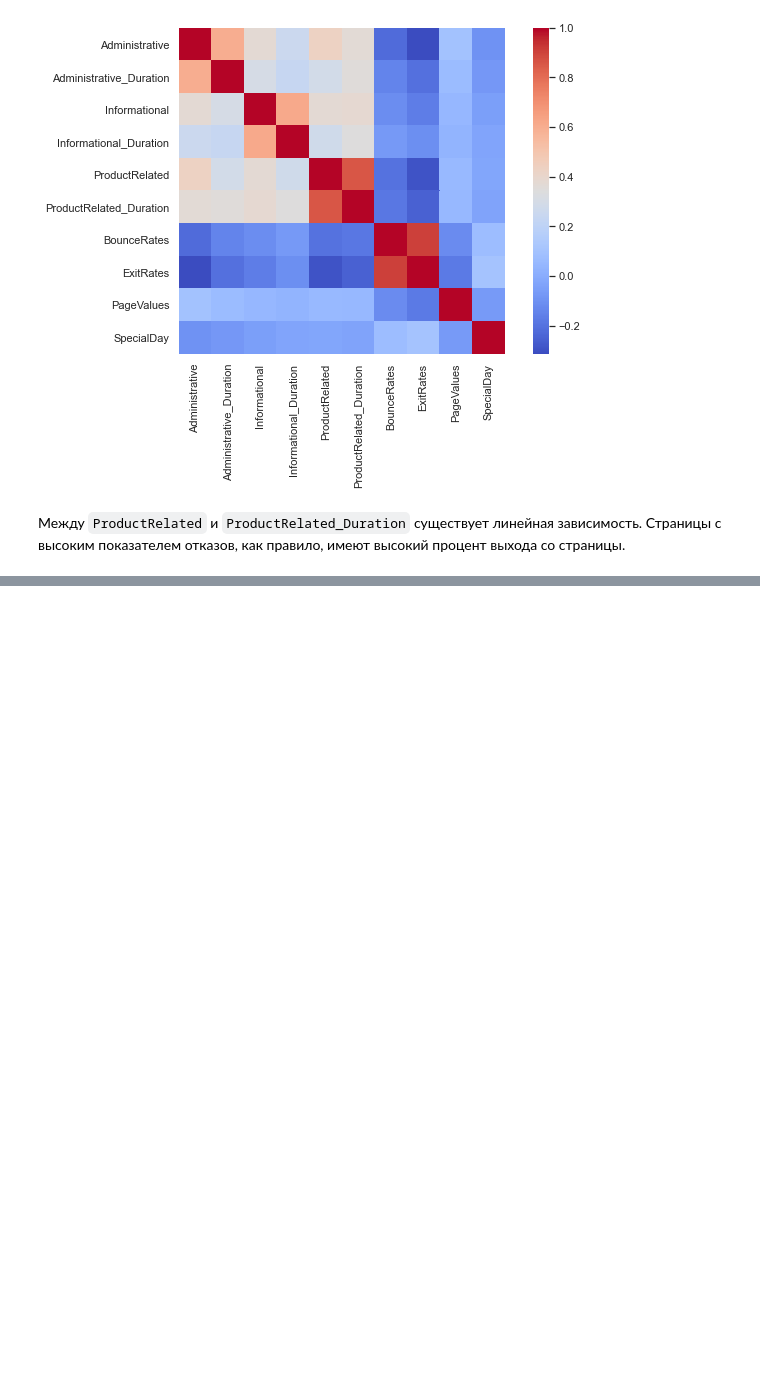
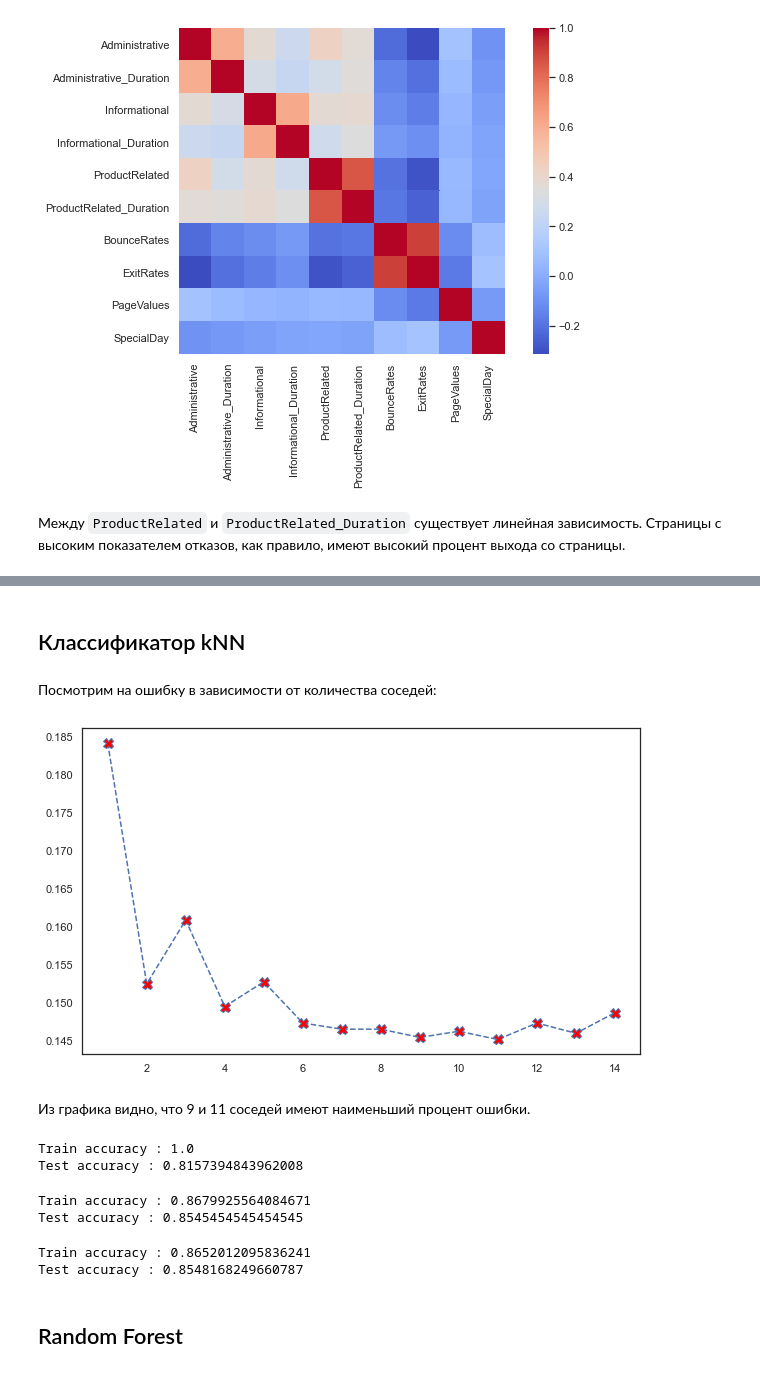
Before and after one commit to Alexpetr0v/machine-learning-course, a Jupyter notebook: Homework.ipynb, the cells around one changed output, grey strips where cells are left out. Cells and saved outputs as stored; diff of their text form; code cells hidden in the pictures; blank space fills up the shorter version.

```diff
--- a/Homework.ipynb
+++ b/Homework.ipynb
@@ -451,0 +499,5 @@ pass
+# %%
+x = data_dummies
+x = x.drop(['Revenue'], axis=1)
+y = data['Revenue']
+y = y.astype(int)
@@ -451,0 +510,9 @@ pass
+# %%
+from sklearn.model_selection import train_test_split
+
+x_train, x_test, y_train, y_test = train_test_split(x, y, test_size = 0.3, random_state = 42)
+
+print("x_train :", x_train.shape)
+print("y_train :", y_train.shape)
+print("x_test :", x_test.shape)
+print("y_test :", y_test.shape)
@@ -451,0 +528,7 @@ pass
+# %%
+sc = sklearn.preprocessing.StandardScaler()
+x_train = sc.fit_transform(x_train)
+x_test  = sc.transform(x_test)
+# %%
+x_test = pd.DataFrame(x_test)
+x_test.describe()
@@ -451,0 +546,2 @@ pass
+# %% [markdown]
+## Классификатор kNN
@@ -451,0 +550,41 @@ pass
+# %% [markdown]
+Посмотрим на ошибку в зависимости от количества соседей:
+# %%
+error_rate = []
+for i in range(1, 15):
+    knn = KNeighborsClassifier(n_neighbors=i)
+    knn.fit(x_train, y_train)
+    pred_k = knn.predict(x_test)
+    error_rate.append(np.mean(pred_k != y_test))
+plt.plot(range(1,15), error_rate, marker='X', linestyle='dashed', markerfacecolor='red', markersize=10)
+pass
+# %% [output]
+[figure, added]
+# %% [markdown]
+Из графика видно, что 9 и 11 соседей имеют наименьший процент ошибки.
+# %%
+knn = KNeighborsClassifier(n_neighbors = 1)
+knn.fit(x_train, y_train)
+print("Train accuracy :", knn.score(x_train, y_train))
+print("Test accuracy :", knn.score(x_test, y_test))
+# %% [output]
+Train accuracy : 1.0
+Test accuracy : 0.8157394843962008
+# %%
+knn = KNeighborsClassifier(n_neighbors = 9)
+knn.fit(x_train, y_train)
+print("Train accuracy :", knn.score(x_train, y_train))
+print("Test accuracy :", knn.score(x_test, y_test))
+# %% [output]
+Train accuracy : 0.8679925564084671
+Test accuracy : 0.8545454545454545
+# %%
+knn = KNeighborsClassifier(n_neighbors = 11)
+knn.fit(x_train, y_train)
+print("Train accuracy :", knn.score(x_train, y_train))
+print("Test accuracy :", knn.score(x_test, y_test))
+# %% [output]
+Train accuracy : 0.8652012095836241
+Test accuracy : 0.8548168249660787
+# %% [markdown]
+## Random Forest
```
Also changed, not shown: parts of 20 cells of this notebook.
